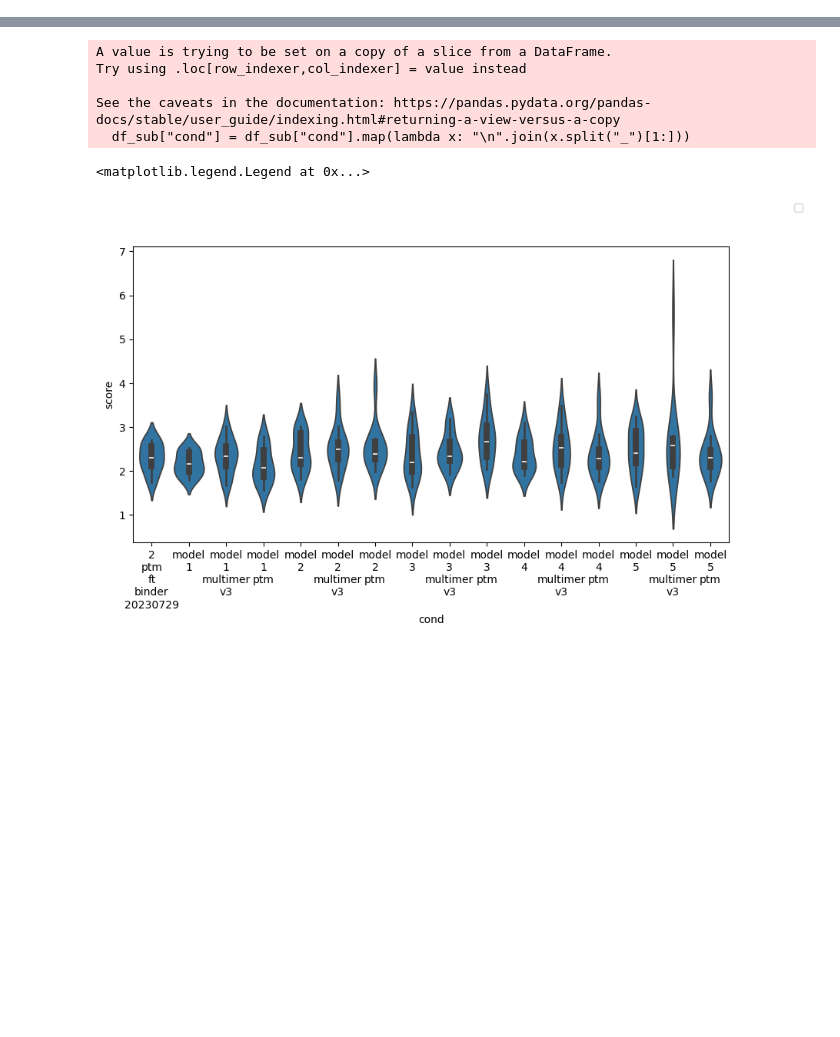
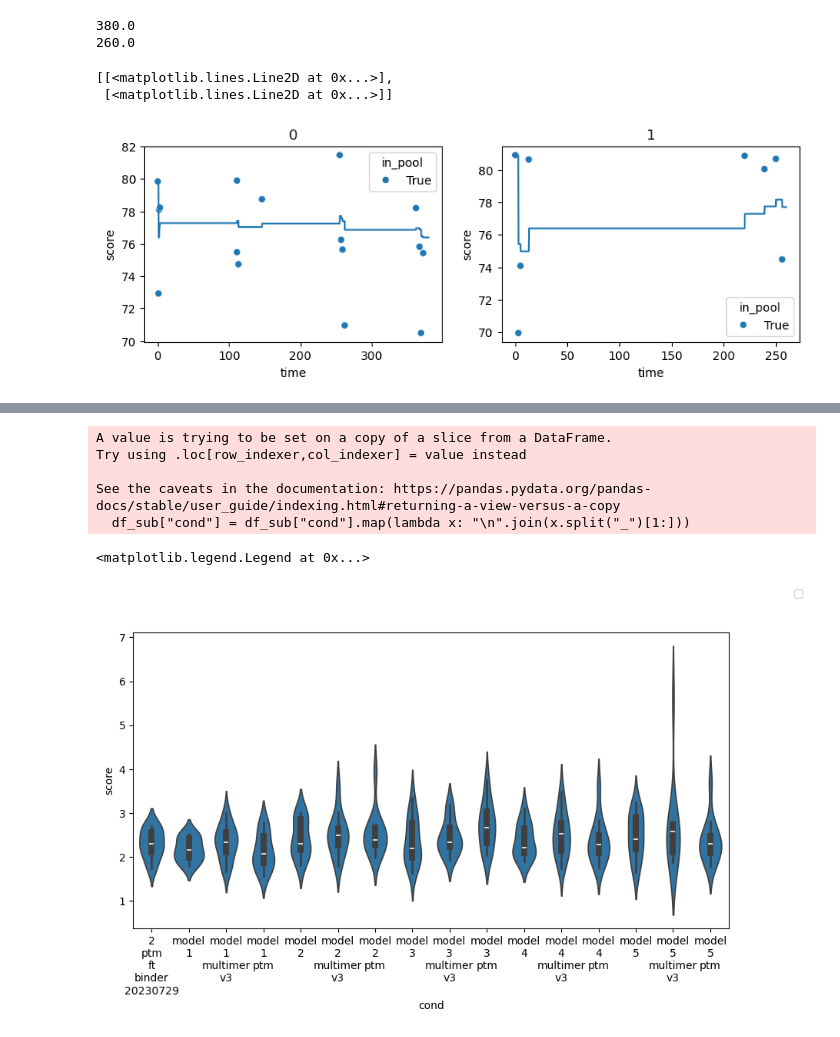
Before and after one commit to NTBiotech/flexcraft, a Jupyter notebook: notebooks/adapt/tuning_analysis.ipynb, the cells around one changed output, grey strips where cells are left out. Cells and saved outputs as stored; diff of their text form; code cells hidden in the pictures; blank space fills up the shorter version.

Commit message:
testing configs on short runs

```diff
--- a/notebooks/adapt/tuning_analysis.ipynb
+++ b/notebooks/adapt/tuning_analysis.ipynb
@@ -7,3 +9,30 @@ import seaborn as sns
+# %%
+
+def process_scores(df, intervall = 100):
+    if len(df) == 0:
+        print("DataFrame empty")
+        return None
+    df.columns = ["design"]+df.columns.to_list()[1:]
+    print(f"{df['in_pool'].sum()}/{df.shape[0]} structures in pool!")
+    min_time=datetime.strptime(df["time"].iloc[0],"%Y-%d-%b_%H:%M:%S")
+    for c in df.columns:
+        if "time" in c:
+            df[c] = df[c].map(lambda x: (datetime.strptime(x,"%Y-%d-%b_%H:%M:%S")-min_time).total_seconds() if isinstance(x,str) else x)
+
+    df["gly_ala"] = df[["acdr3", "bcdr3"]].apply(lambda x:sum(["".join(x.to_list()).count(l) for l in ["A", "G"]]), axis=1)
+
+    bins = np.arange(0, ((df["time"].max()//intervall)+2)*intervall, intervall)
+    i = np.arange(len(bins))
+
+    df["binned_time"] = df["time"].map(lambda x: i[bins>x][0]*intervall)
+    return df
 # %%
-data_dir=Path("../../../Data/")
-log_dir=data_dir/"tuning_trial_2026-04-May_12:01:32"
+data_dir=Path("../../data/adapt").resolve()
+config_dir=Path("../../tests/test_configs").resolve()
+data = {p.__str__()[-1]:process_scores(pd.read_csv(p/"scores.csv"), intervall=10) for p in data_dir.glob("adapt_tuning_adapt_config_*") if (p/"scores.csv").exists()}
+configs = {p.stem[-1]:read_json(p) for p in config_dir.glob("*.json")}
+# sort
+data = {k:data[k] for k in sorted(data.keys())}
+configs = {k:configs[k] for k in sorted(configs.keys()) if k in data.keys()}
+
+data,configs
@@ -9,0 +59,17 @@ log_dir=data_dir/"tuning_trial_2026-04-May_12:01:32"
+# %%
+fig, ax = plt.subplots(ncols=len(data), figsize=(10,3))
+apply_to_all(lambda k,v, ax:sns.scatterplot(
+    v,
+    x="time",
+    y="score",
+    hue="in_pool",
+    ax=ax
+).set_title(k) , data.keys(), data.values(), ax.flatten())
+apply_to_all(lambda k,v, ax:
+ax.plot(*in_pool_time(v)), data.keys(), data.values(), ax.flatten())
+# %% [output]
+380.0
+260.0
+[[<matplotlib.lines.Line2D at 0x...>],
+ [<matplotlib.lines.Line2D at 0x...>]]
+[figure, added]
```
Also changed, not shown: parts of 6 cells of this notebook, 19 other files.
